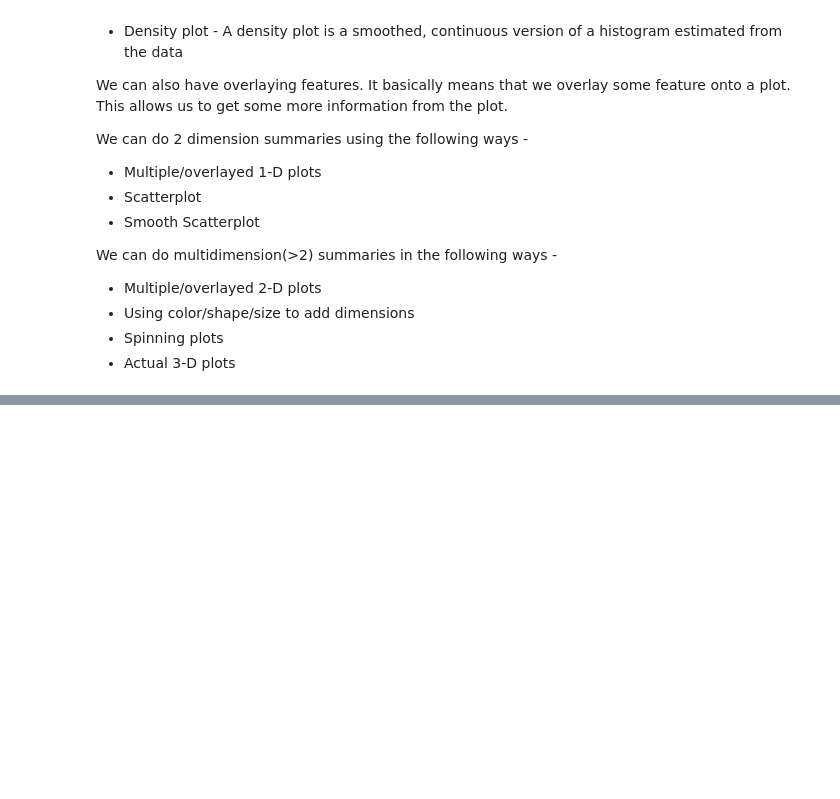
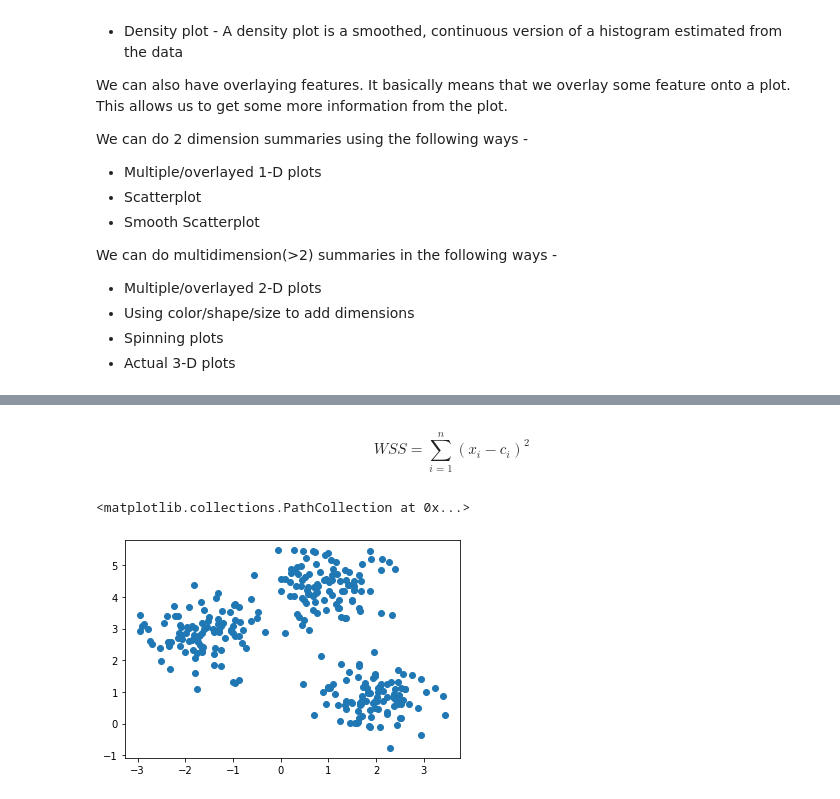
Before and after one commit to aviralwal/learning, a Jupyter notebook: Data Science/Data Science.ipynb, the cells around one changed output, grey strips where cells are left out. Drawn from its saved outputs; the diff is of its cells as text; code cells hidden in the pictures; blank space fills up the shorter version.

```diff
--- a/Data Science/Data Science.ipynb
+++ b/Data Science/Data Science.ipynb
@@ -290,0 +456,10 @@ We can do multidimension(>2) summaries in the following ways -
+# %% [markdown]
+\begin{equation*}
+WSS = \sum_{i=1}^n (x_i - c_i)^2
+\end{equation*}
+# %%
+X, y = make_blobs(n_samples=300, cluster_std=0.60, random_state=0)
+plt.scatter(X[:,0], X[:,1])
+# %% [output]
+<matplotlib.collections.PathCollection at 0x...>
+[figure, added]
```
Also changed, not shown: parts of 19 cells of this notebook, 4 other files.
